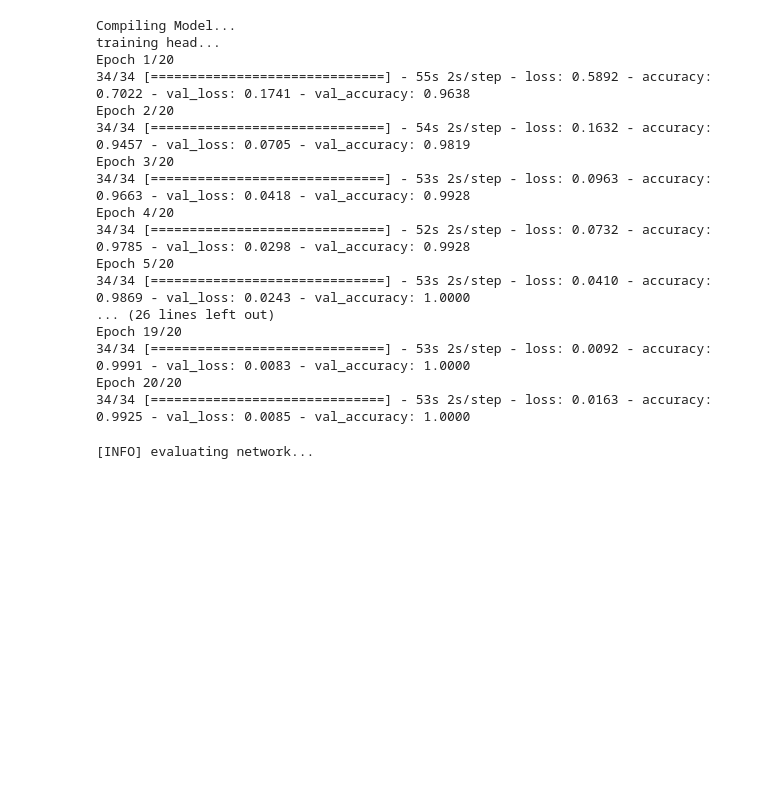
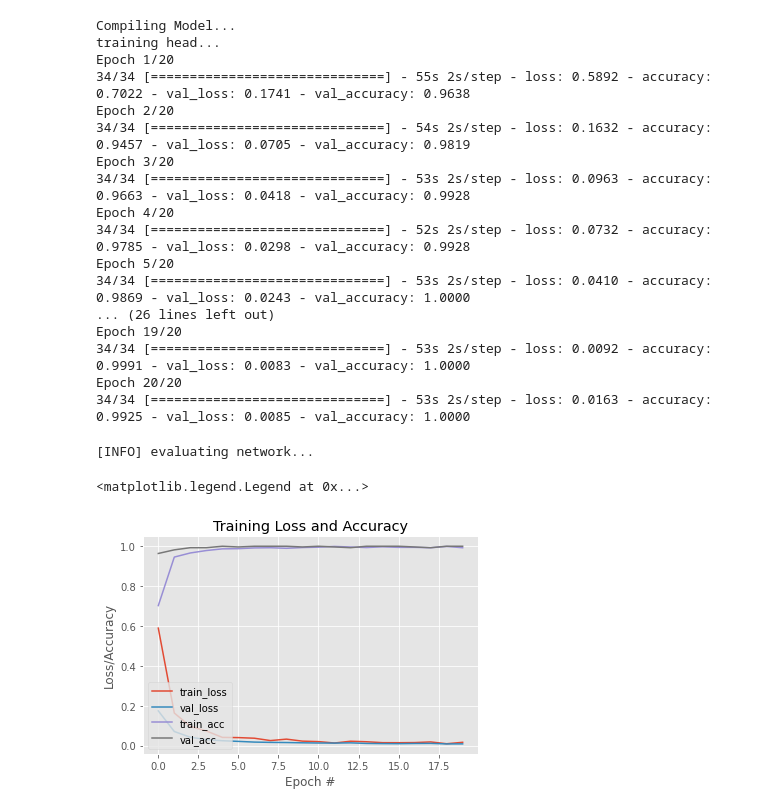
Before and after one commit to bhav09/covid-19, a Jupyter notebook: Mask_Detection.ipynb, the cells around one changed output. Drawn from its saved outputs; the diff is of its cells as text; code cells hidden in the pictures; blank space fills up the shorter version.

```diff
--- a/Mask_Detection.ipynb
+++ b/Mask_Detection.ipynb
@@ -151,3 +151,19 @@ print("[INFO] evaluating network...")
 y_pred = model.predict(testX, batch_size=Batch_Size)
 # %% [output]
 [INFO] evaluating network...
+# %%
+N = EPOCHS
+plt.style.use("ggplot")
+plt.figure()
+plt.plot(np.arange(0, N), H.history["loss"], label="train_loss")
+plt.plot(np.arange(0, N), H.history["val_loss"], label="val_loss")
+plt.plot(np.arange(0, N), H.history["accuracy"], label="train_acc")
+plt.plot(np.arange(0, N), H.history["val_accuracy"], label="val_acc")
+plt.title("Training Loss and Accuracy")
+plt.xlabel("Epoch #")
+plt.ylabel("Loss/Accuracy")
+plt.legend(loc="lower left")
+#plt.savefig(args["plot"])
+# %% [output]
+<matplotlib.legend.Legend at 0x...>
+[figure, added]
```
